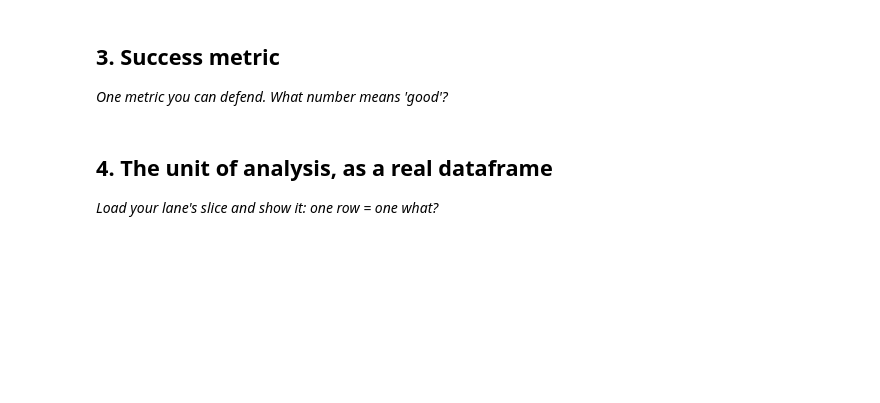
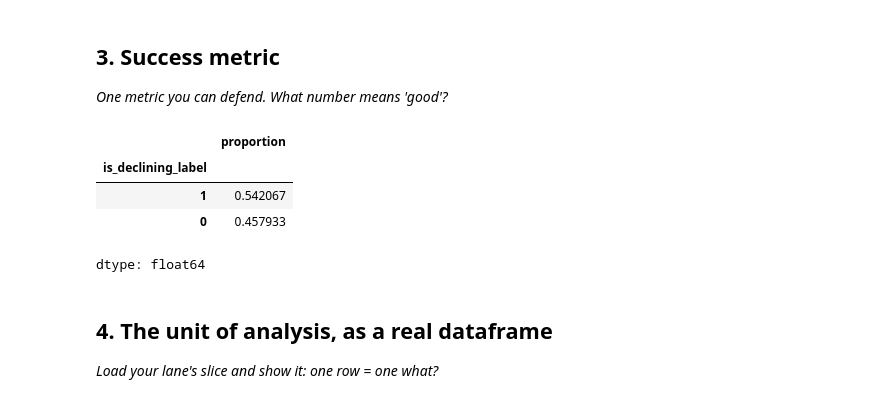
Before and after one commit to aryanks692/Flyrank-ai-Notebook, a Jupyter notebook: work/notebooks/w02_ml_task_framing.ipynb, the cells around one changed output. Saved outputs shown, nothing was run; the diff lists cells and outputs as text; code cells hidden in the pictures; blank space fills up the shorter version.

```diff
--- a/work/notebooks/w02_ml_task_framing.ipynb
+++ b/work/notebooks/w02_ml_task_framing.ipynb
@@ -46,7 +86,24 @@ FileNotFoundError: [Errno 2] No such file or directory: 'data/raw/content_refres
 *One metric you can defend. What number means 'good'?*
 # %%
 # This cell is for CODE (numbers, a query, a check).
+## 3. Success metric
+
+##**Success Metric:** Precision@50
+
+##Precision@50 measures how many of the top 50 pages predicted as declining are actually declining.
+
+##This metric is appropriate because content editors can only refresh a limited number of pages. A high Precision@50 means the model identifies the most important pages for editors to review first.
+
+##Secondary evaluation metrics such as ROC-AUC and Average Precision can also be used to measure the model's overall classification performance.
 # Write your text answer in the cell ABOVE this one — typing sentences here breaks Run All.
+# Show the proportion of each class
+df["is_declining_label"].value_counts(normalize=True)
+# %% [output]
+|  | proportion |
+| is_declining_label |  |
+| 1 | 0.542067 |
+| 0 | 0.457933 |
+dtype: float64
 # %% [markdown]
 ## 4. The unit of analysis, as a real dataframe
 
```
Also changed, not shown: parts of 6 cells of this notebook.
